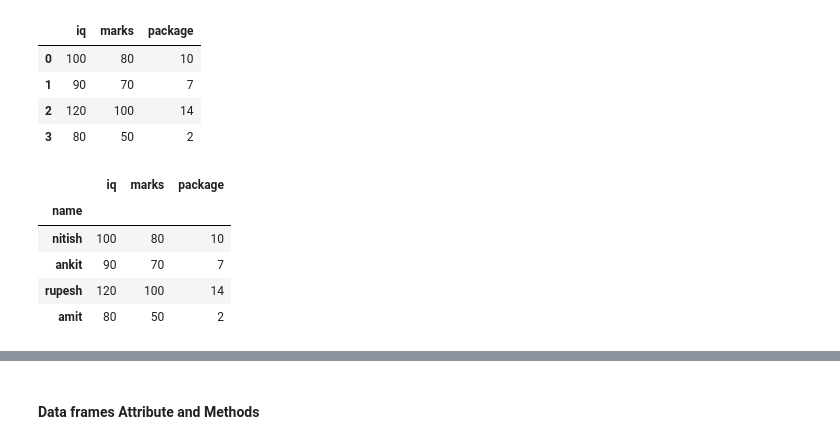
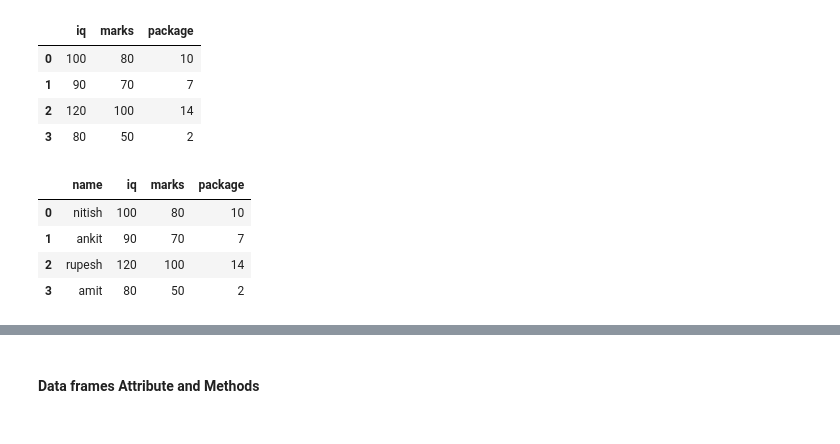
Before and after one commit to abhinavpandey010/Python-Libraries, a Jupyter notebook: Pandas/dataframe.ipynb, the cells around one changed output, grey strips where cells are left out. Cells and saved outputs as stored; diff of their text form; code cells hidden in the pictures.

```diff
--- a/Pandas/dataframe.ipynb
+++ b/Pandas/dataframe.ipynb
@@ -24,21 +24,20 @@ pd.DataFrame(student_data,columns=['iq','marks','package'])
 # %%
 # using dictionary
 student_dict = {
     'name':['nitish','ankit','rupesh','amit'],
     'iq':[100,90,120,80],
     'marks':[80,70,100,50],
     'package':[10,7,14,2]
 }
 students = pd.DataFrame(student_dict)
-students.set_index('name',inplace=True)
+# students.set_index('name',inplace=True)
 students
 # %% [output]
-|  | iq | marks | package |
-| name |  |  |  |
-| nitish | 100 | 80 | 10 |
-| ankit | 90 | 70 | 7 |
-| rupesh | 120 | 100 | 14 |
-| amit | 80 | 50 | 2 |
+|  | name | iq | marks | package |
+| 0 | nitish | 100 | 80 | 10 |
+| 1 | ankit | 90 | 70 | 7 |
+| 2 | rupesh | 120 | 100 | 14 |
+| 3 | amit | 80 | 50 | 2 |
 # %%
 # using read_csv
 movies = pd.read_csv('\\PYTHON LIBRARIES\\Pandas\\CSV\\movies.csv')
```
Also changed, not shown: 8 other files.
